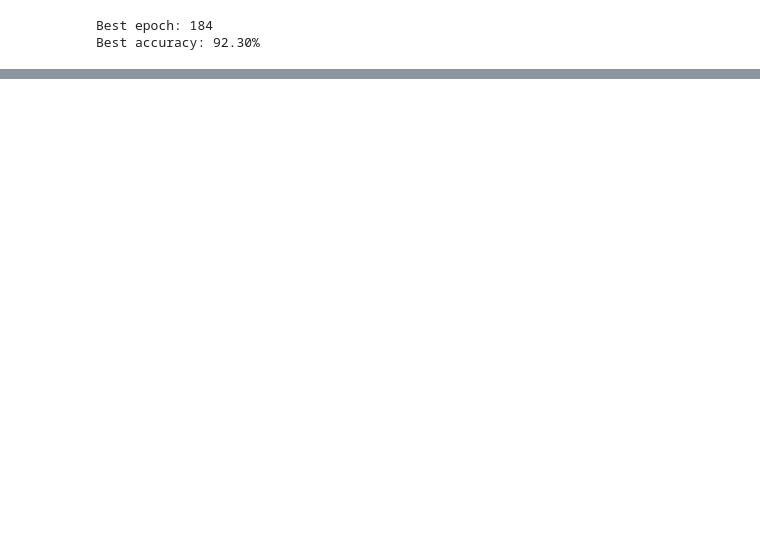
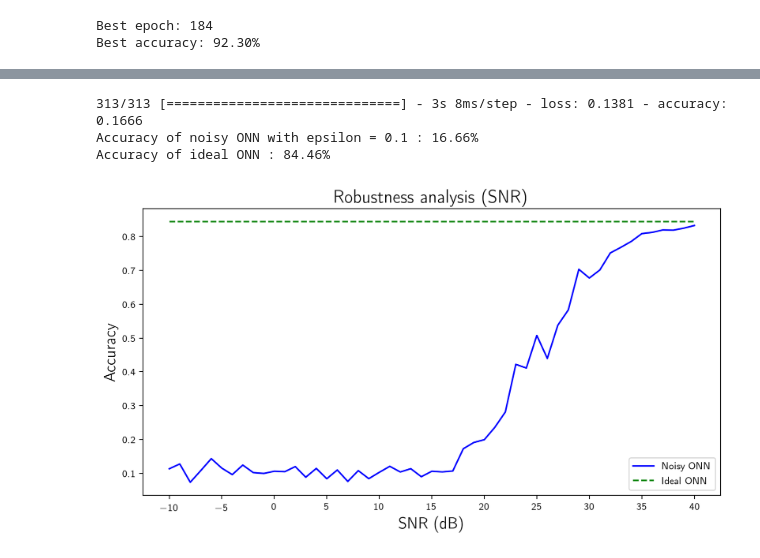
Before and after one commit to kukretianiket/photonic-neural-comp, a Jupyter notebook: training_inference.ipynb, the cells around one changed output, grey strips where cells are left out. Saved outputs shown, nothing was run; the diff lists cells and outputs as text; code cells hidden in the pictures; blank space fills up the shorter version.

Commit message:
added inference code and analysis updated repo contents

```diff
--- a/toy.ipynb
+++ b/training_inference.ipynb
@@ -392,0 +486,5 @@ Best accuracy: 92.30%
+# %%
+# Extracting the exact phases of our layers
+exactTheta = onn_model20_1.layers[0].theta
+exactPhi = onn_model20_1.layers[0].phi
+exactGamma = onn_model20_1.layers[0].gamma
@@ -392,0 +501,11 @@ Best accuracy: 92.30%
+# %%
+def addNoiseSNR(param, snr):
+    var = np.mean(param.numpy()**2)
+    noise = np.random.normal(0, np.sqrt(var * 10**(-snr/10)), param.numpy().shape)
+    noisy = param + noise
+    return tf.Variable(noisy, name=param.name[:-2])
+
+def addNoiseEpsilon(param, eps):
+    noise = eps * np.random.normal(0, 1, param.numpy().shape)
+    noisy = param + noise
+    return tf.Variable(noisy, name=param.name[:-2])
@@ -392,0 +560,34 @@ Best accuracy: 92.30%
+# %%
+noisy_onn1 = generate_network_error(20, noisyTheta1, noisyPhi1, exactGamma)
+noisy_onn1.compile(optimizer='adam', loss='mse', metrics=['accuracy'])
+print(f'Accuracy of noisy ONN with epsilon = {eps} : {100*noisy_onn1.evaluate(X_test_ft, y_test)[1]:.2f}%')
+print(f'Accuracy of ideal ONN : 84.46%')
+# %% [output]
+313/313 [==============================] - 3s 8ms/step - loss: 0.1381 - accuracy: 0.1666
+Accuracy of noisy ONN with epsilon = 0.1 : 16.66%
+Accuracy of ideal ONN : 84.46%
+# %%
+snr_list = np.linspace(-10, 40, 51)
+# %%
+snr_acc = []
+for s in snr_list:
+    acc = 0
+    for _ in range(5):
+        nth = addNoiseSNR(exactTheta, s)
+        nphi = addNoiseSNR(exactPhi, s)
+        onn = generate_network_error(20, nth, nphi, exactGamma)
+        onn.compile(optimizer='adam', loss='mse', metrics=['accuracy'])
+        acc += onn.evaluate(X_test_ft, y_test, verbose=0)[1]
+    snr_acc.append(acc/5)
+# %%
+plt.figure(dpi=200, figsize=(10, 5))
+plt.plot(snr_list, snr_acc, color='blue', label='Noisy ONN')
+plt.plot(snr_list, [0.8446]*51, c='green', linestyle='--', label='Ideal ONN')
+plt.xlabel(r'SNR (dB)', fontsize=16)
+plt.ylabel(r'Accuracy', fontsize=16)
+plt.title('Robustness analysis (SNR)', fontsize=18)
+plt.xticks(np.arange(-10, 45, 5))
+plt.legend()
+plt.show()
+# %% [output]
+[figure, added]
```
Also changed, not shown: parts of 53 cells of this notebook, 3 other files.
